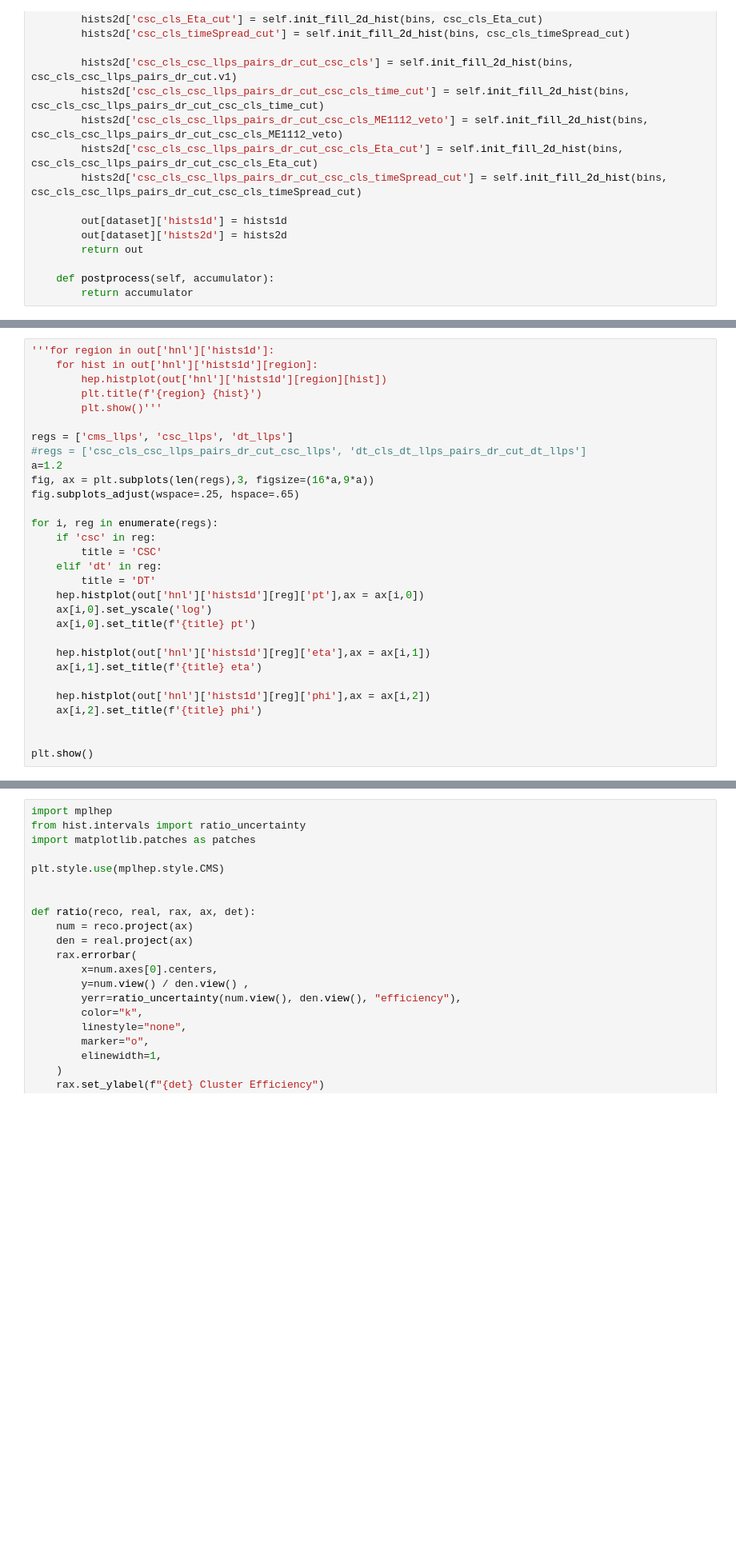
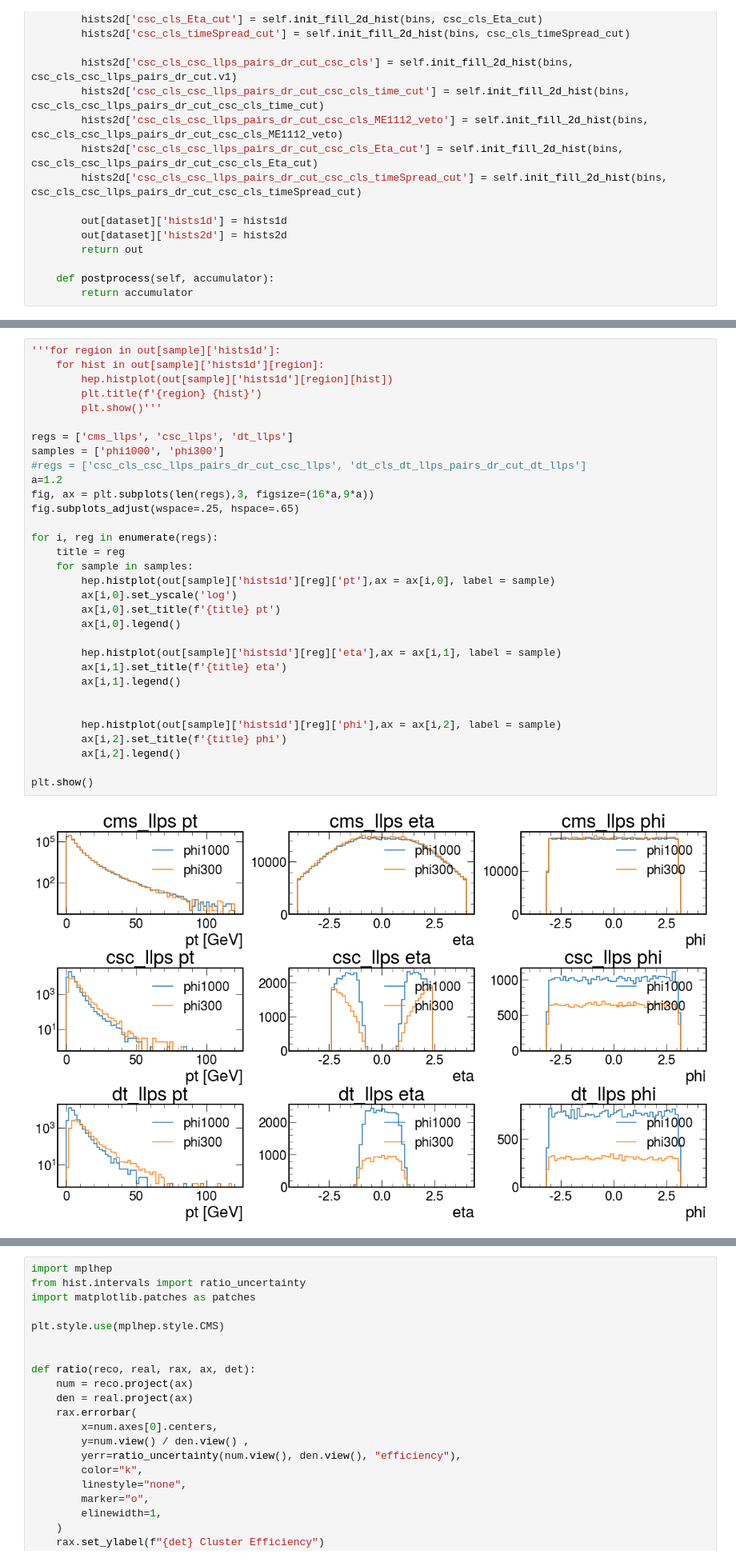
Before and after one commit to AnthonyAportela/LLPs, a Jupyter notebook: notebooks/Bplus/LLP_ntuple_processor.ipynb, the cells around one changed output, grey strips where cells are left out. Shown at 80% size. Saved outputs shown, nothing was run; the diff lists cells and outputs as text; blank space fills up the shorter version.

```diff
--- a/notebooks/Bplus/LLP_ntuple_processor.ipynb
+++ b/notebooks/Bplus/LLP_ntuple_processor.ipynb
@@ -568,31 +578,35 @@ print(out['hnl']['hists1d']['muons_momID'][511j])
 # %%
-'''for region in out['hnl']['hists1d']:
-    for hist in out['hnl']['hists1d'][region]:
-        hep.histplot(out['hnl']['hists1d'][region][hist])
+'''for region in out[sample]['hists1d']:
+    for hist in out[sample]['hists1d'][region]:
+        hep.histplot(out[sample]['hists1d'][region][hist])
         plt.title(f'{region} {hist}')
         plt.show()'''
 
 regs = ['cms_llps', 'csc_llps', 'dt_llps']
+samples = ['phi1000', 'phi300']
 #regs = ['csc_cls_csc_llps_pairs_dr_cut_csc_llps', 'dt_cls_dt_llps_pairs_dr_cut_dt_llps']
 a=1.2
 fig, ax = plt.subplots(len(regs),3, figsize=(16*a,9*a))
 fig.subplots_adjust(wspace=.25, hspace=.65)
 
 for i, reg in enumerate(regs):
-    if 'csc' in reg:
-        title = 'CSC'
-    elif 'dt' in reg:
-        title = 'DT'
-    hep.histplot(out['hnl']['hists1d'][reg]['pt'],ax = ax[i,0])
-    ax[i,0].set_yscale('log')
-    ax[i,0].set_title(f'{title} pt')
+    title = reg
+    for sample in samples:
+        hep.histplot(out[sample]['hists1d'][reg]['pt'],ax = ax[i,0], label = sample)
+        ax[i,0].set_yscale('log')
+        ax[i,0].set_title(f'{title} pt')
+        ax[i,0].legend()
 
-    hep.histplot(out['hnl']['hists1d'][reg]['eta'],ax = ax[i,1])
-    ax[i,1].set_title(f'{title} eta')
-
-    hep.histplot(out['hnl']['hists1d'][reg]['phi'],ax = ax[i,2])
-    ax[i,2].set_title(f'{title} phi')
+        hep.histplot(out[sample]['hists1d'][reg]['eta'],ax = ax[i,1], label = sample)
+        ax[i,1].set_title(f'{title} eta')
+        ax[i,1].legend()
 
 
+        hep.histplot(out[sample]['hists1d'][reg]['phi'],ax = ax[i,2], label = sample)
+        ax[i,2].set_title(f'{title} phi')
+        ax[i,2].legend()
+
 plt.show()
+# %% [output]
+[figure, added]
 # %%
```
Also changed, not shown: parts of 13 cells of this notebook, 4 other files.
